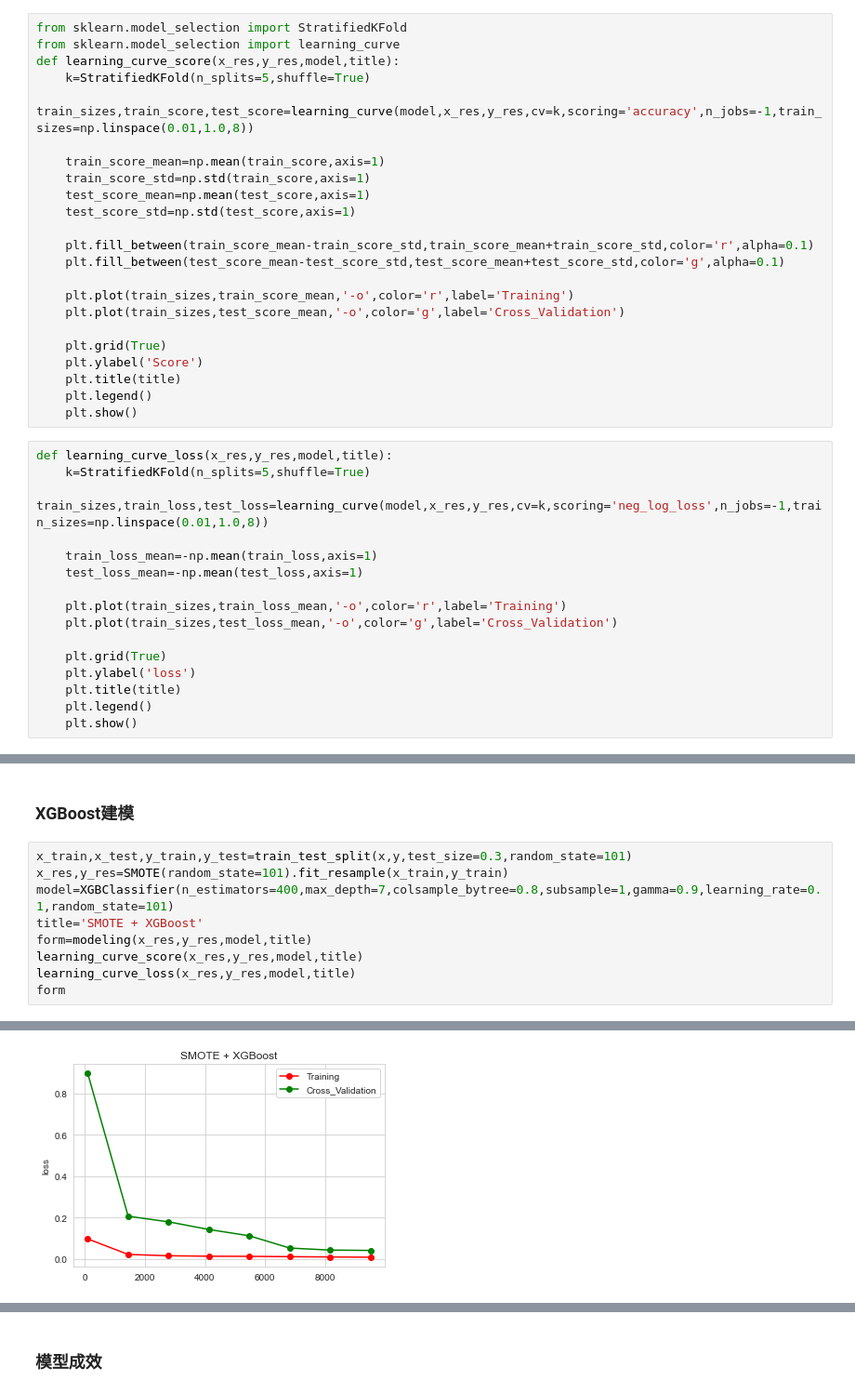
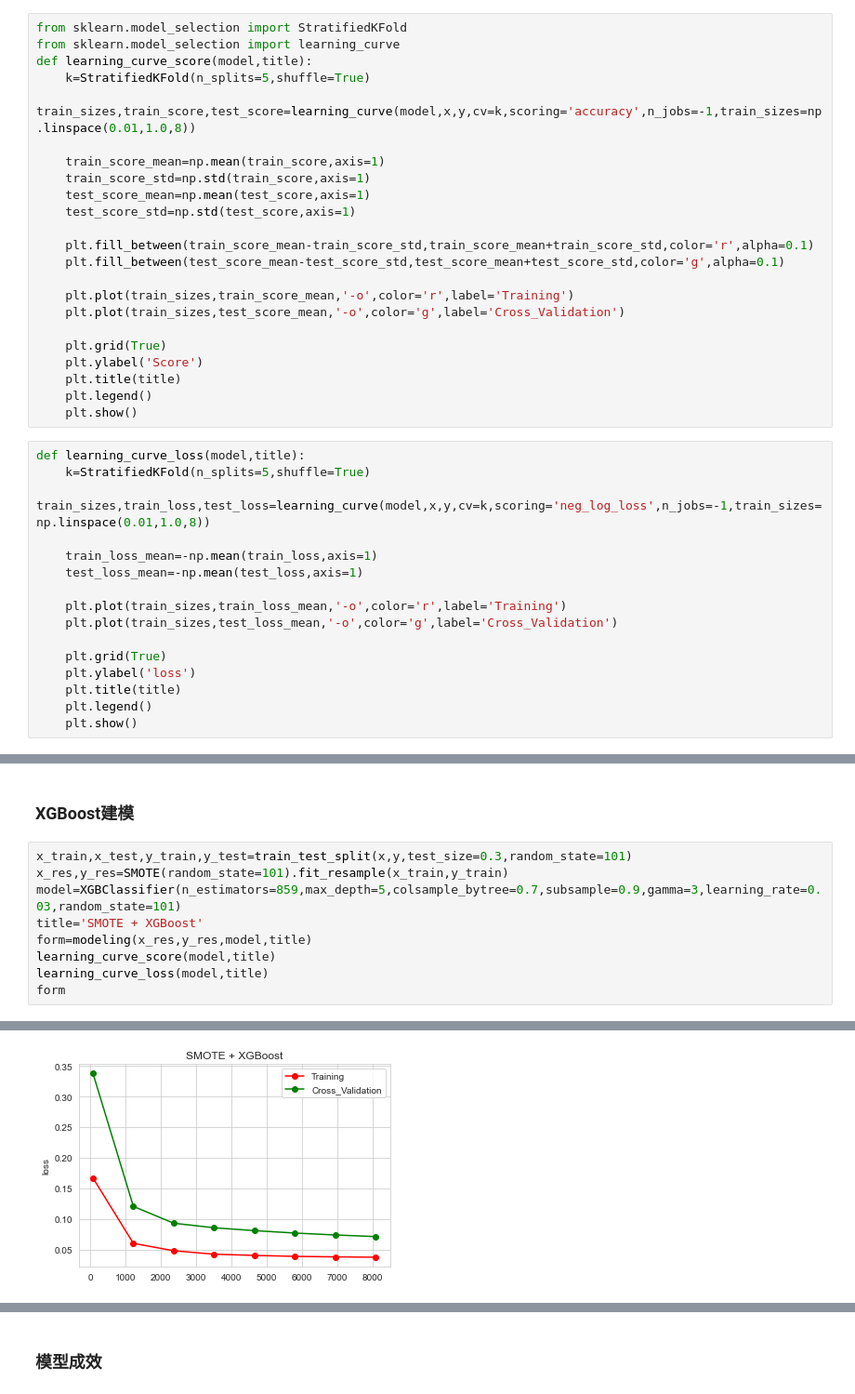
Before and after one commit to jason272727/Side-Project, a Jupyter notebook: Project2.ipynb, the cells around one changed output, grey strips where cells are left out. Shown at 93% size. Cells and saved outputs as stored; diff of their text form.

```diff
--- a/Project2.ipynb
+++ b/Project2.ipynb
@@ -528,9 +528,9 @@ def modeling(x,y,model,title):
 # %%
 from sklearn.model_selection import StratifiedKFold
 from sklearn.model_selection import learning_curve
-def learning_curve_score(x_res,y_res,model,title):
+def learning_curve_score(model,title):
     k=StratifiedKFold(n_splits=5,shuffle=True)
-    train_sizes,train_score,test_score=learning_curve(model,x_res,y_res,cv=k,scoring='accuracy',n_jobs=-1,train_sizes=np.linspace(0.01,1.0,8))
+    train_sizes,train_score,test_score=learning_curve(model,x,y,cv=k,scoring='accuracy',n_jobs=-1,train_sizes=np.linspace(0.01,1.0,8))
 
     train_score_mean=np.mean(train_score,axis=1)
     train_score_std=np.std(train_score,axis=1)
@@ -549,9 +549,9 @@ def learning_curve_score(x_res,y_res,model,title):
     plt.legend()
     plt.show()
 # %%
-def learning_curve_loss(x_res,y_res,model,title):
+def learning_curve_loss(model,title):
     k=StratifiedKFold(n_splits=5,shuffle=True)
-    train_sizes,train_loss,test_loss=learning_curve(model,x_res,y_res,cv=k,scoring='neg_log_loss',n_jobs=-1,train_sizes=np.linspace(0.01,1.0,8))
+    train_sizes,train_loss,test_loss=learning_curve(model,x,y,cv=k,scoring='neg_log_loss',n_jobs=-1,train_sizes=np.linspace(0.01,1.0,8))
 
     train_loss_mean=-np.mean(train_loss,axis=1)
     test_loss_mean=-np.mean(test_loss,axis=1)
@@ -695,10 +697,10 @@ print(xgb_smote_optimal.best_score_)
 # %%
 x_train,x_test,y_train,y_test=train_test_split(x,y,test_size=0.3,random_state=101)
 x_res,y_res=SMOTE(random_state=101).fit_resample(x_train,y_train)
-model=XGBClassifier(n_estimators=400,max_depth=7,colsample_bytree=0.8,subsample=1,gamma=0.9,learning_rate=0.1,random_state=101)
+model=XGBClassifier(n_estimators=859,max_depth=5,colsample_bytree=0.7,subsample=0.9,gamma=3,learning_rate=0.03,random_state=101)
 title='SMOTE + XGBoost'
 form=modeling(x_res,y_res,model,title)
-learning_curve_score(x_res,y_res,model,title)
-learning_curve_loss(x_res,y_res,model,title)
+learning_curve_score(model,title)
+learning_curve_loss(model,title)
 form
 # %% [output]
@@ -721,2 +723,2 @@ Times:3.58
-[figure, old version]
+[figure, new version]
 |  | Accuracy | F1 | AUC | Speed(s) |
```
Also changed, not shown: parts of 12 cells of this notebook.
